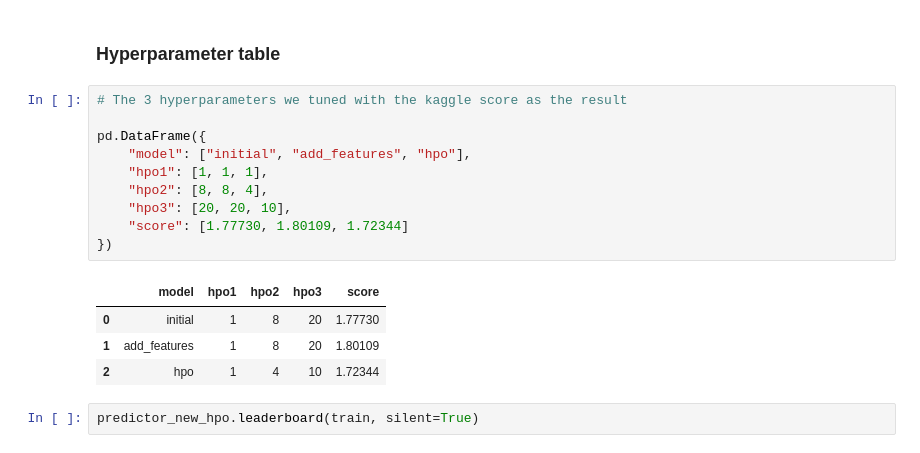
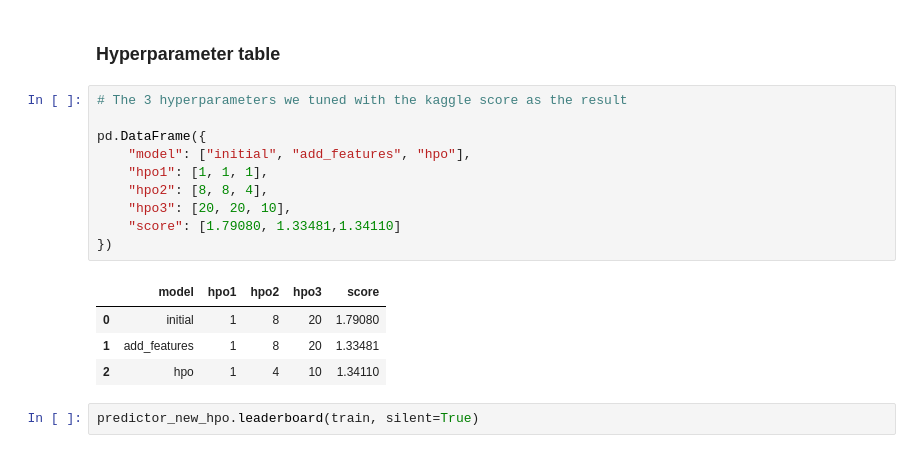
Before and after one commit to ZaafirRizwan/Predict-Bike-Sharing-Demand-with-AutoGluon, a Jupyter notebook: project/project-template.ipynb, the cells around one changed output. Saved outputs shown, nothing was run; the diff lists cells and outputs as text.

```diff
--- a/project/project-template.ipynb
+++ b/project/project-template.ipynb
@@ -566,17 +563,17 @@ fig.savefig('model_test_score.png')
 # %%
 # The 3 hyperparameters we tuned with the kaggle score as the result
 
 pd.DataFrame({
     "model": ["initial", "add_features", "hpo"],
     "hpo1": [1, 1, 1],
     "hpo2": [8, 8, 4],
     "hpo3": [20, 20, 10],
-    "score": [1.77730, 1.80109, 1.72344]
+    "score": [1.79080, 1.33481,1.34110]
 })
 # %% [output]
 |  | model | hpo1 | hpo2 | hpo3 | score |
-| 0 | initial | 1 | 8 | 20 | 1.77730 |
-| 1 | add_features | 1 | 8 | 20 | 1.80109 |
-| 2 | hpo | 1 | 4 | 10 | 1.72344 |
+| 0 | initial | 1 | 8 | 20 | 1.79080 |
+| 1 | add_features | 1 | 8 | 20 | 1.33481 |
+| 2 | hpo | 1 | 4 | 10 | 1.34110 |
 # %%
 predictor_new_hpo.leaderboard(train, silent=True)
```
Also changed, not shown: parts of 22 cells of this notebook, 1 other file.
